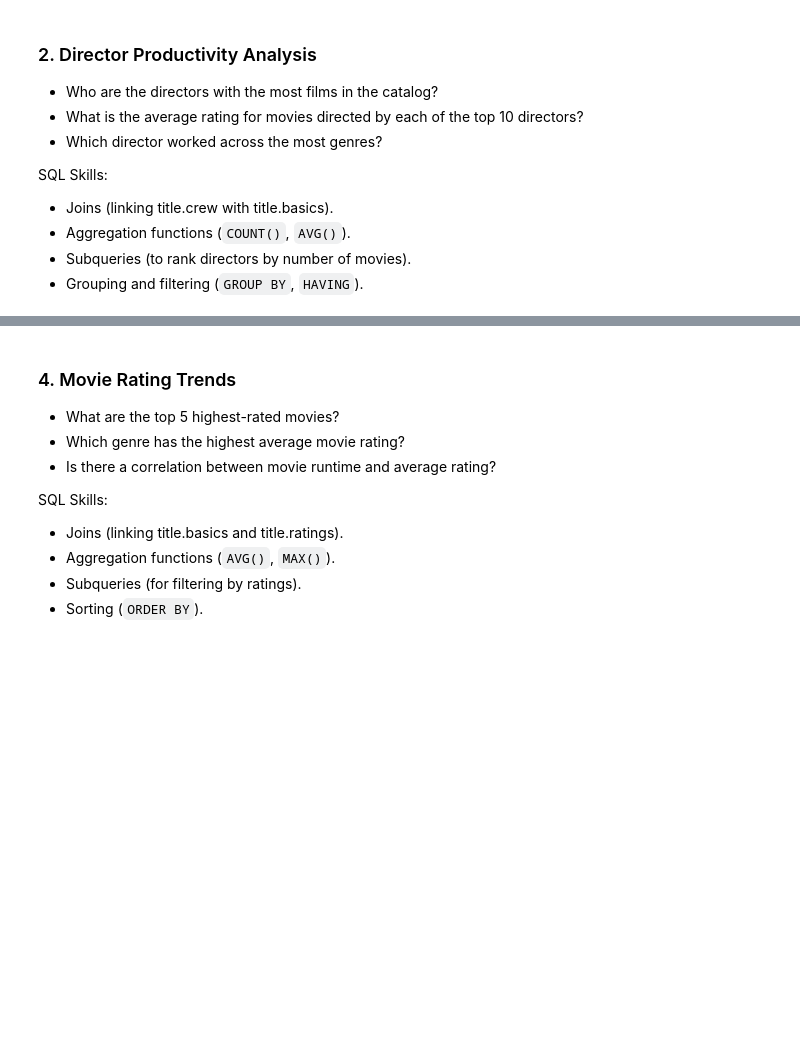
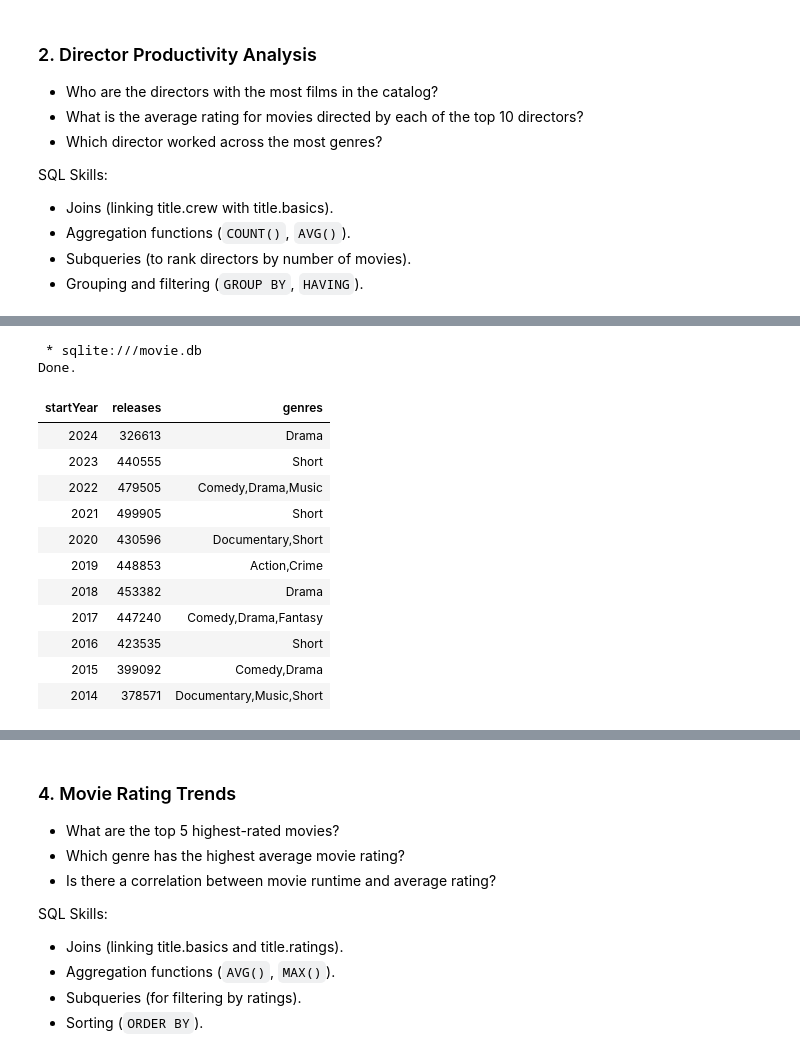
Before and after one commit to Ana-Akaishi/sql-projects, a Jupyter notebook: sql_projects/movie_review/movie_review.ipynb, the cells around one changed output, grey strips where cells are left out. Cells and saved outputs as stored; diff of their text form; code cells hidden in the pictures; blank space fills up the shorter version.

```diff
--- a/sql_projects/movie_review/movie_review.ipynb
+++ b/sql_projects/movie_review/movie_review.ipynb
@@ -179,0 +261,23 @@ SQL Skills:
+# %%
+# What is the trend of movie releases over the last 10 years?
+%%sql
+SELECT startYear, COUNT(genres) AS releases, genres
+FROM  basic
+WHERE startYear IS NOT '\N' AND startYear BETWEEN DATE('now') - 10 AND DATE('now')
+GROUP BY startYear
+ORDER BY startYear DESC;
+# %% [output]
+ * sqlite:///movie.db
+Done.
+| startYear | releases | genres |
+| 2024 | 326613 | Drama |
+| 2023 | 440555 | Short |
+| 2022 | 479505 | Comedy,Drama,Music |
+| 2021 | 499905 | Short |
+| 2020 | 430596 | Documentary,Short |
+| 2019 | 448853 | Action,Crime |
+| 2018 | 453382 | Drama |
+| 2017 | 447240 | Comedy,Drama,Fantasy |
+| 2016 | 423535 | Short |
+| 2015 | 399092 | Comedy,Drama |
+| 2014 | 378571 | Documentary,Music,Short |
```
Also changed, not shown: parts of 16 cells of this notebook.
